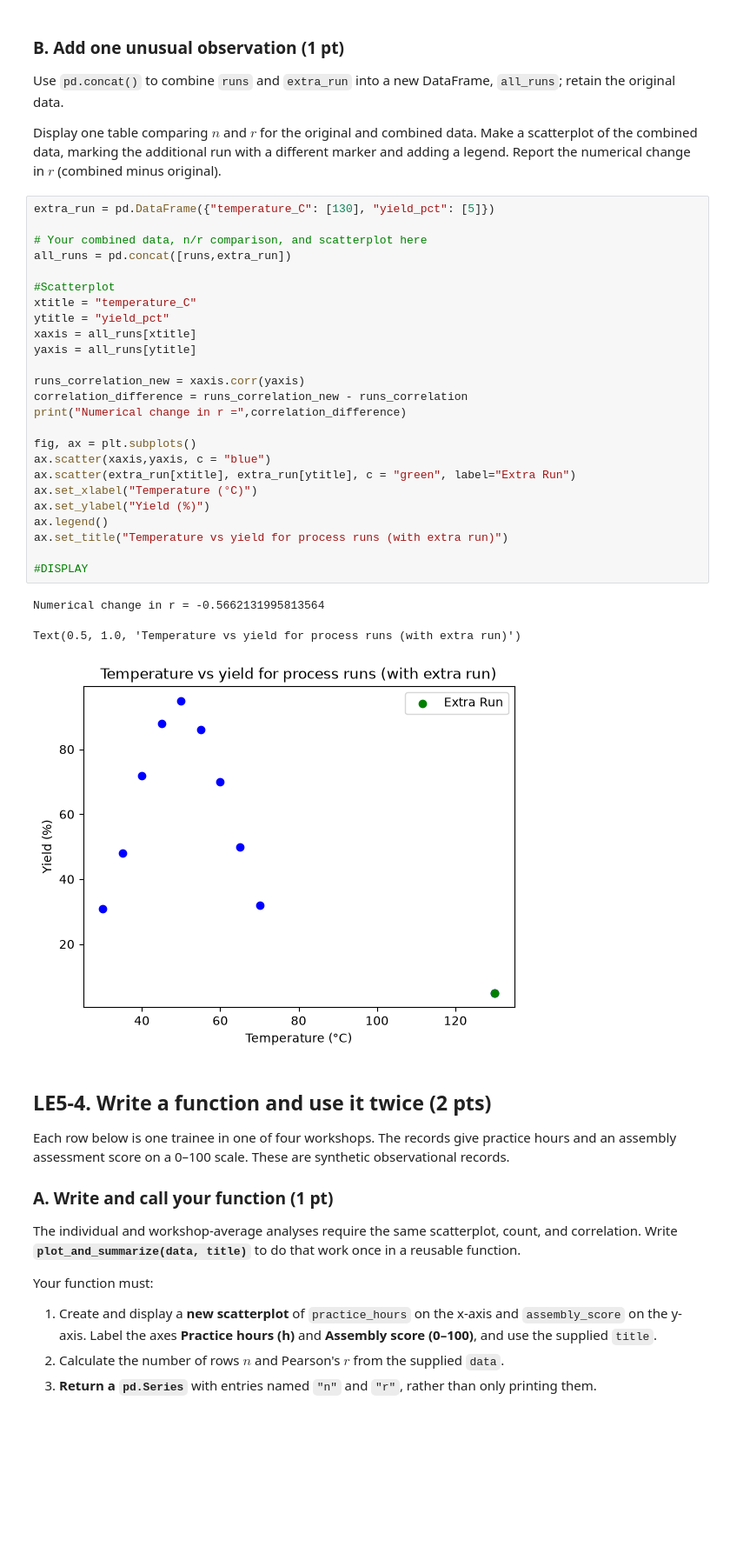
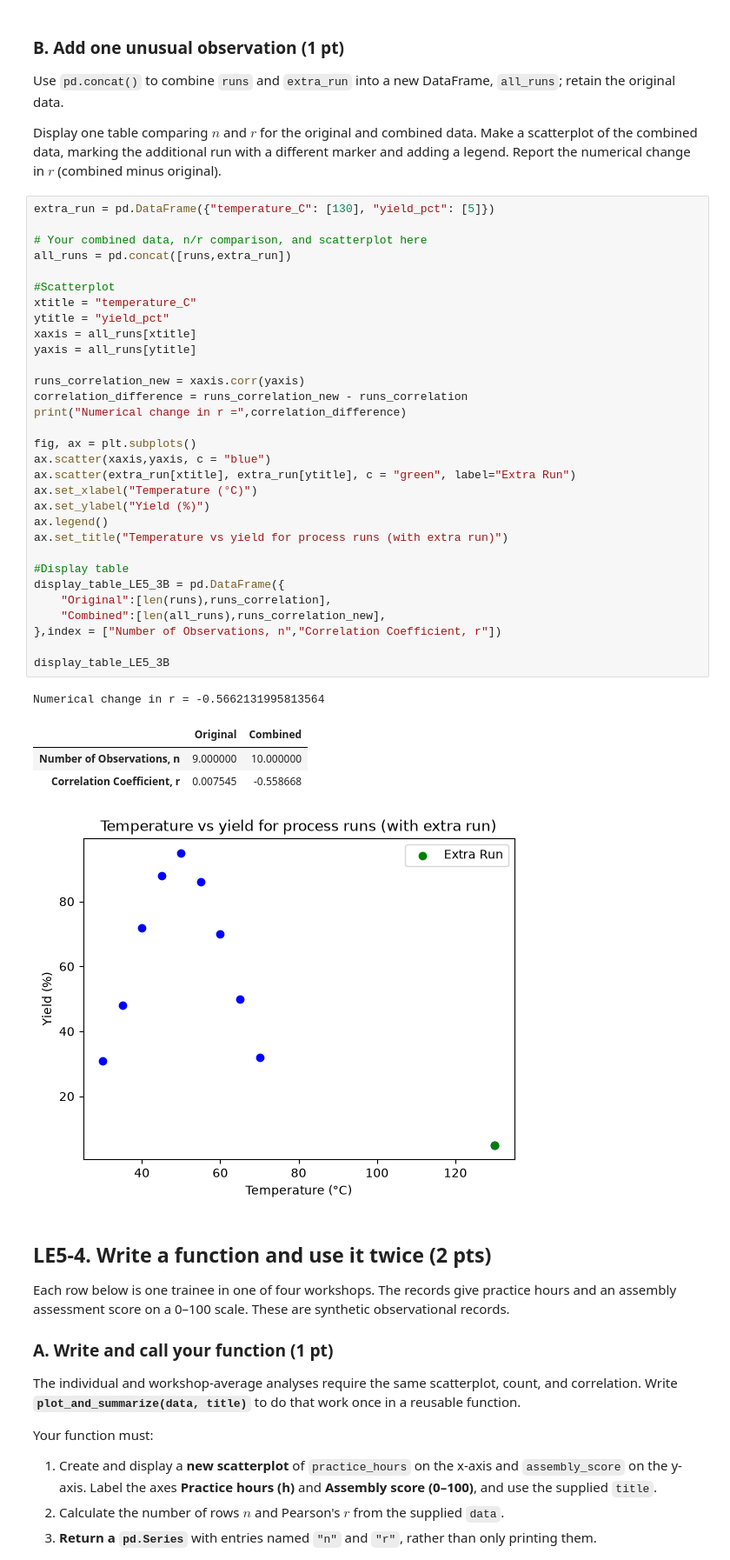
Before and after one commit to BradyJulian/Julian-Brady-ENGR-1451-Fork, a Jupyter notebook: 1-assignments/LE05/jub177LE05.ipynb, the cells around one changed output. Shown at 87% size. Saved outputs shown, nothing was run; the diff lists cells and outputs as text; blank space fills up the shorter version.

```diff
--- a/1-assignments/LE05/jub177LE05.ipynb
+++ b/1-assignments/LE05/jub177LE05.ipynb
@@ -319,31 +319,39 @@ Display one table comparing $n$ and $r$ for the original and combined data. Make
 # %%
 extra_run = pd.DataFrame({"temperature_C": [130], "yield_pct": [5]})
 
 # Your combined data, n/r comparison, and scatterplot here
 all_runs = pd.concat([runs,extra_run])
 
 #Scatterplot
 xtitle = "temperature_C"
 ytitle = "yield_pct"
 xaxis = all_runs[xtitle]
 yaxis = all_runs[ytitle]
 
 runs_correlation_new = xaxis.corr(yaxis)
 correlation_difference = runs_correlation_new - runs_correlation
 print("Numerical change in r =",correlation_difference)
 
 fig, ax = plt.subplots()
 ax.scatter(xaxis,yaxis, c = "blue")
 ax.scatter(extra_run[xtitle], extra_run[ytitle], c = "green", label="Extra Run")
 ax.set_xlabel("Temperature (°C)")
 ax.set_ylabel("Yield (%)")
 ax.legend()
 ax.set_title("Temperature vs yield for process runs (with extra run)")
 
-#DISPLAY
+#Display table
+display_table_LE5_3B = pd.DataFrame({
+    "Original":[len(runs),runs_correlation],
+    "Combined":[len(all_runs),runs_correlation_new],
+},index = ["Number of Observations, n","Correlation Coefficient, r"])
+
+display_table_LE5_3B
 # %% [output]
 Numerical change in r = -0.5662131995813564
-Text(0.5, 1.0, 'Temperature vs yield for process runs (with extra run)')
+|  | Original | Combined |
+| Number of Observations, n | 9.000000 | 10.000000 |
+| Correlation Coefficient, r | 0.007545 | -0.558668 |
 [figure]
 # %% [markdown]
 ## LE5-4. Write a function and use it twice (2 pts)
```
Also changed, not shown: parts of 4 cells of this notebook, 1 other file.
